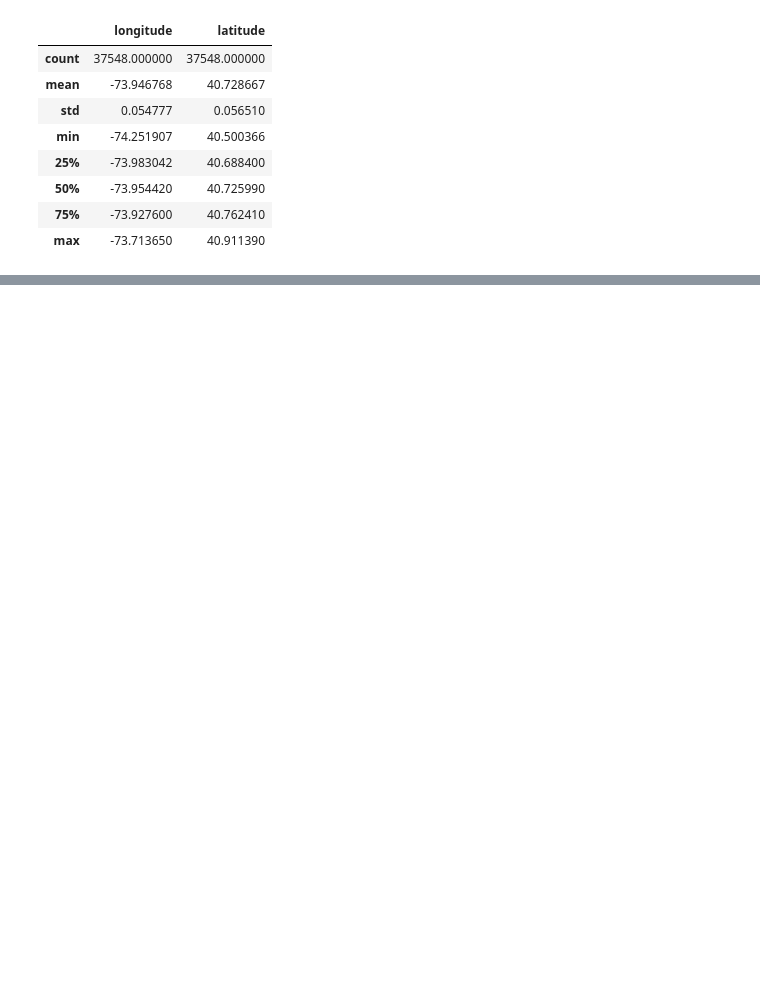
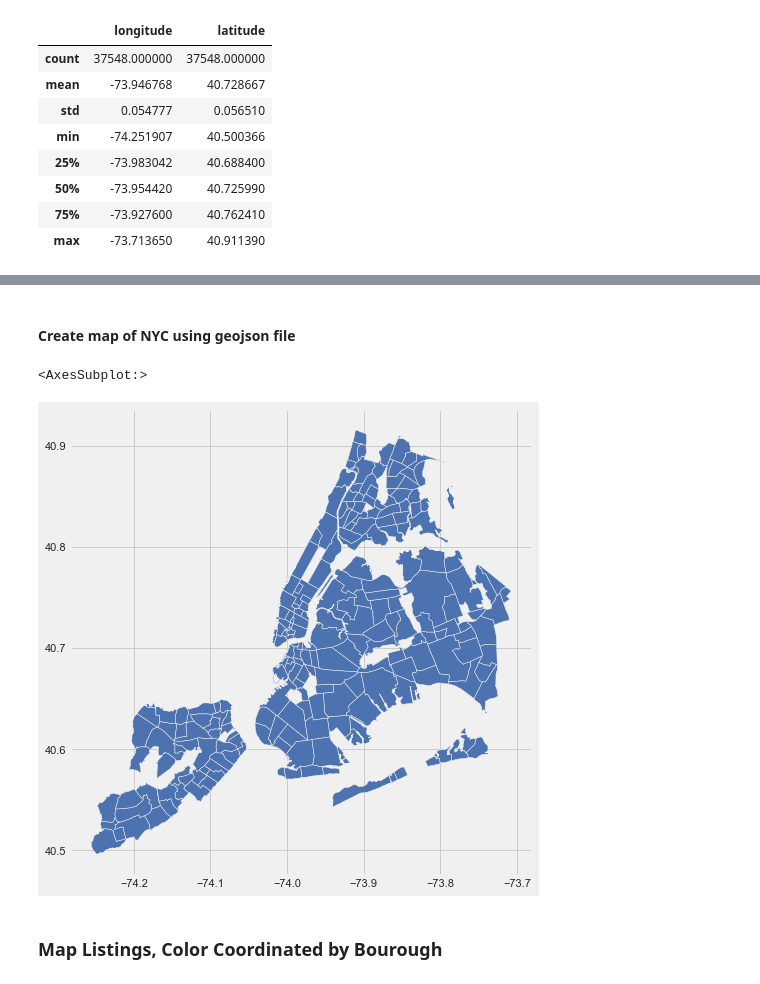
Before and after one commit to admacpherson/NYC-Airbnb-Data-Exploration, a Jupyter notebook: Airbnb NYC.ipynb, the cells around one changed output, grey strips where cells are left out. Saved outputs shown, nothing was run; the diff lists cells and outputs as text; code cells hidden in the pictures; blank space fills up the shorter version.

Commit message:
Create bourough map using separate notebook

```diff
--- a/Airbnb NYC.ipynb
+++ b/Airbnb NYC.ipynb
@@ -145,0 +118,11 @@ display(map_folium)
+# %% [markdown]
+<h4>Create map of NYC using geojson file</h4>
+# %%
+nyc_map = gpd.read_file('neighbourhoods.geojson')
+#f_iris['colors'] = df_iris['species'].apply(lambda x: 1 if x=='setosa' else (2 if x=='virginica' else 3))
+nyc_map['geometry'].plot()
+# %% [output]
+<AxesSubplot:>
+[figure, added]
+# %% [markdown]
+<h3>Map Listings, Color Coordinated by Bourough</h3>
```
Also changed, not shown: parts of 16 cells of this notebook, 2 other files.
